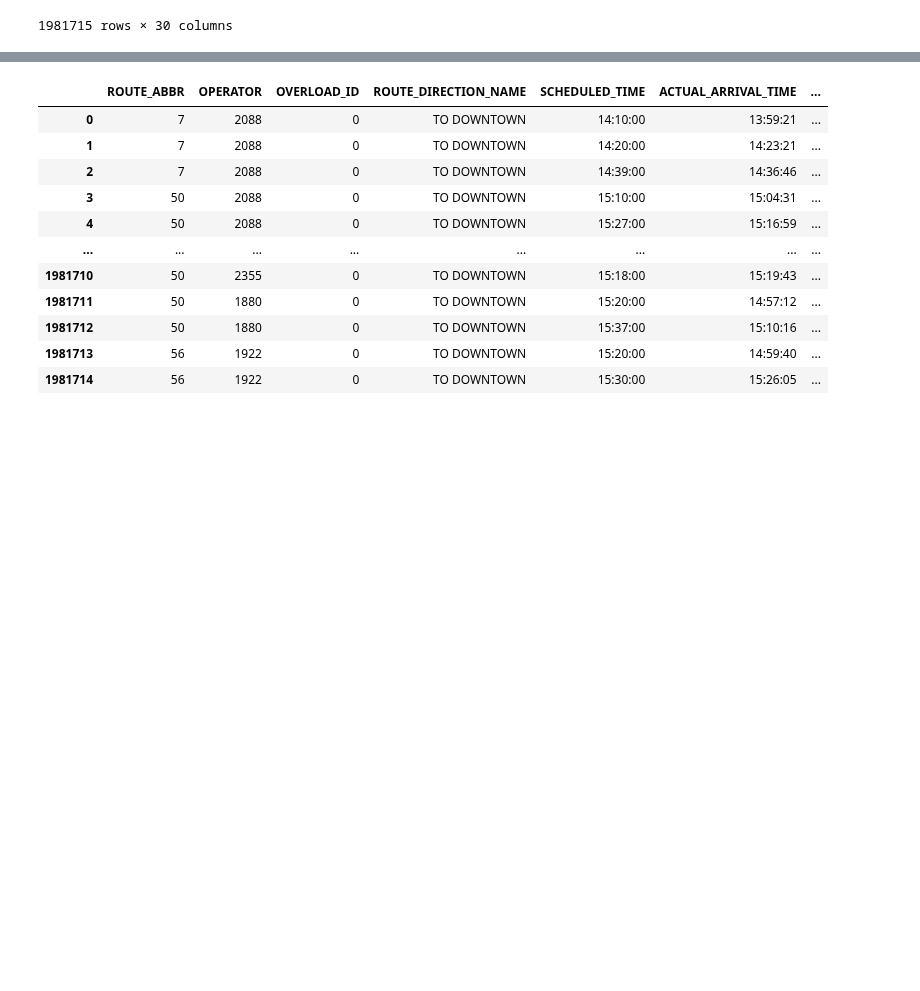
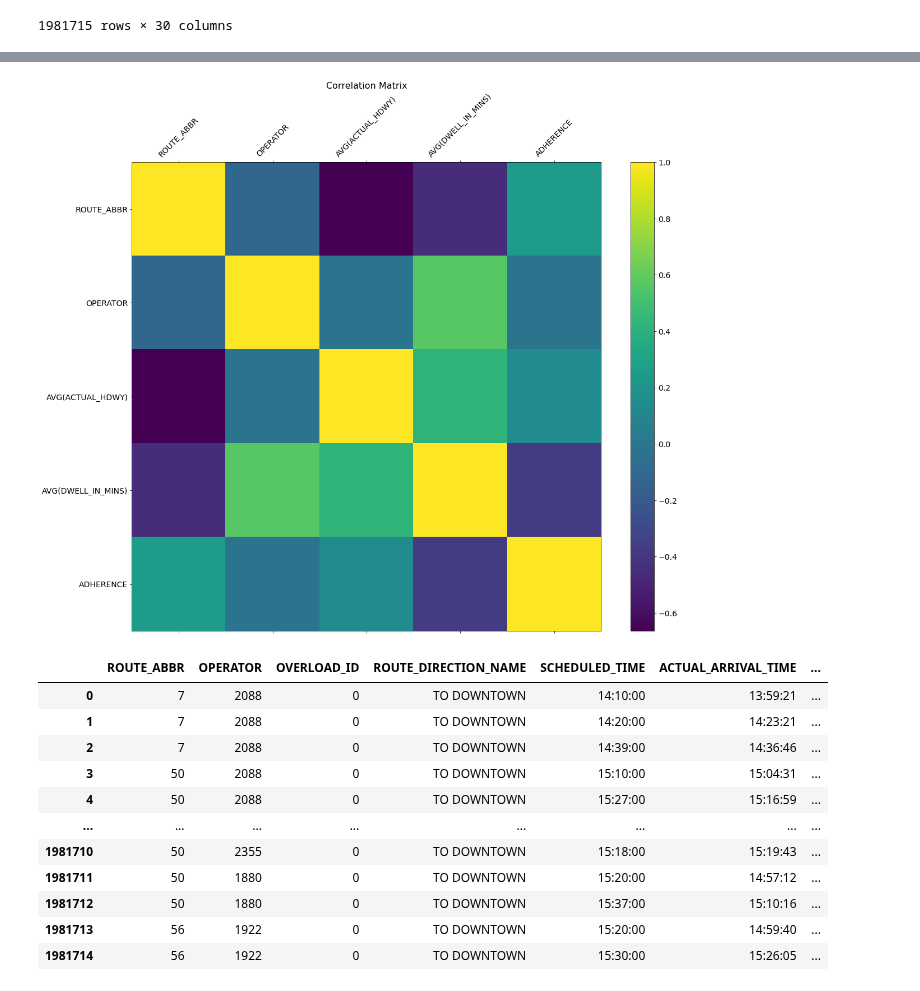
Before and after one commit to NSS-Data-Analytics-Cohort-7/wego-shut_up_and_take_my_query, a Jupyter notebook: WeGo/notebooks/Untitled1.ipynb, the cells around one changed output, grey strips where cells are left out. Drawn from its saved outputs; the diff is of its cells as text; code cells hidden in the pictures; blank space fills up the shorter version.

Commit message:
graphs

```diff
--- a/WeGo/notebooks/Untitled1.ipynb
+++ b/WeGo/notebooks/Untitled1.ipynb
@@ -53,3 +53,8 @@ project_csv_df
 | 1981713 | 120221101 | 1 | 91057881 | 2022-11-01 | 56 | 9975 | 1922 | 330011 | ... |
 | 1981714 | 120221101 | 1 | 91057882 | 2022-11-01 | 56 | 9975 | 1922 | 330011 | ... |
 1981715 rows × 30 columns
+# %%
+sql_df3 = 'SELECT DISTINCT(ROUTE_DIRECTION_NAME),ROUTE_ABBR, OPERATOR, AVG(ACTUAL_HDWY), AVG(DWELL_IN_MINS), ADHERENCE FROM project_csv_df WHERE ACTUAL_HDWY IS NOT NULL GROUP BY ROUTE_ABBR ORDER BY AVG(ADHERENCE) DESC'
+sqldf(sql_df3, globals())
+SQLDF = sqldf(sql_df3, globals())
+SQLDF
@@ -56,3 +100,13 @@ project_csv_df
+# %%
+f = plt.figure(figsize=(19, 15))
+plt.matshow(SQLDF.corr(), fignum=f.number)
+plt.xticks(range(SQLDF.select_dtypes(['number']).shape[1]), SQLDF.select_dtypes(['number']).columns, fontsize=14, rotation=45)
+plt.yticks(range(SQLDF.select_dtypes(['number']).shape[1]), SQLDF.select_dtypes(['number']).columns, fontsize=14)
+cb = plt.colorbar()
+cb.ax.tick_params(labelsize=14)
+plt.title('Correlation Matrix', fontsize=16);
+# %% [output]
+[figure, added]
 # %%
 drop_df = project_csv_df.drop(project_csv_df.columns[[0,1,2,3,5,7,10,11,12,13,14,21,22,23,24,25,26,27,28]], axis=1)
 drop_df
```
Also changed, not shown: parts of 11 cells of this notebook.
